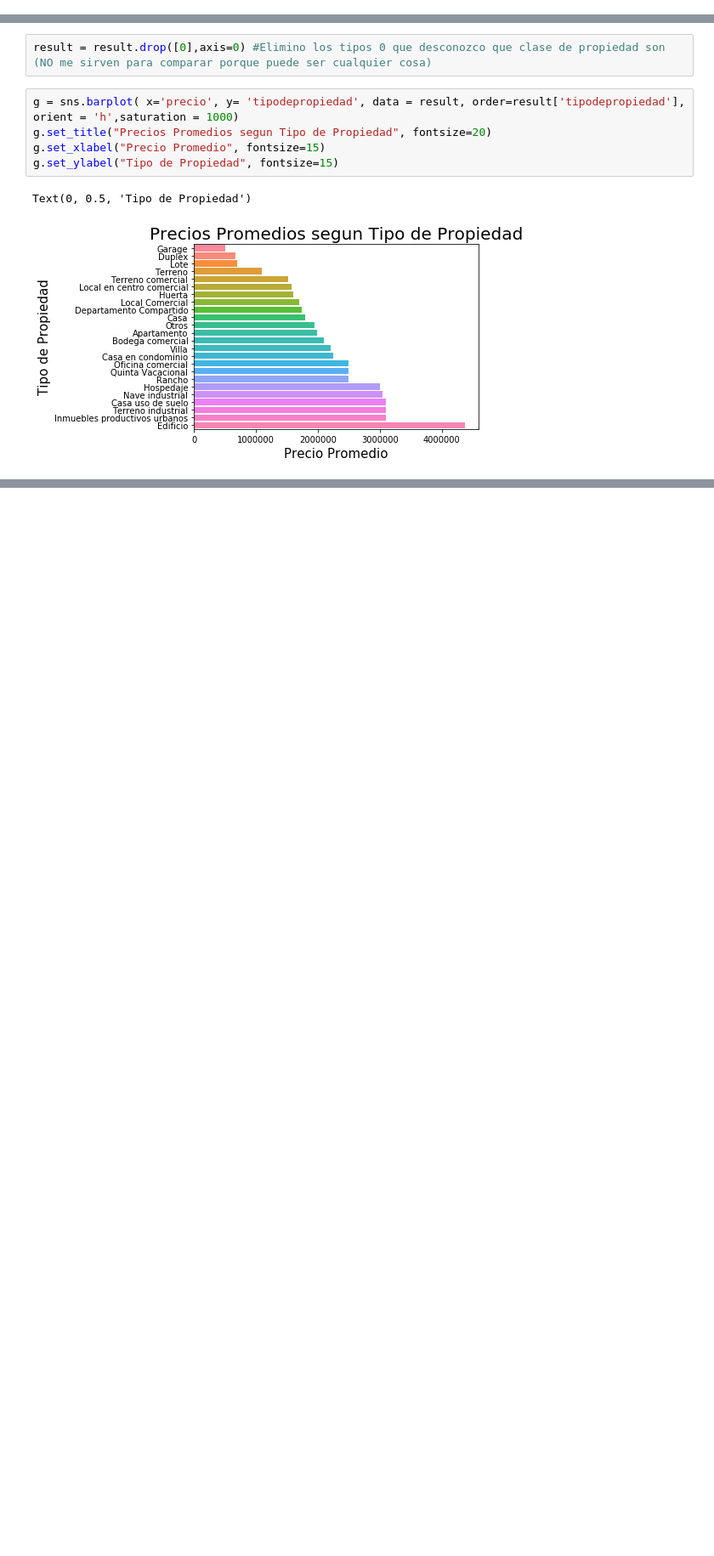
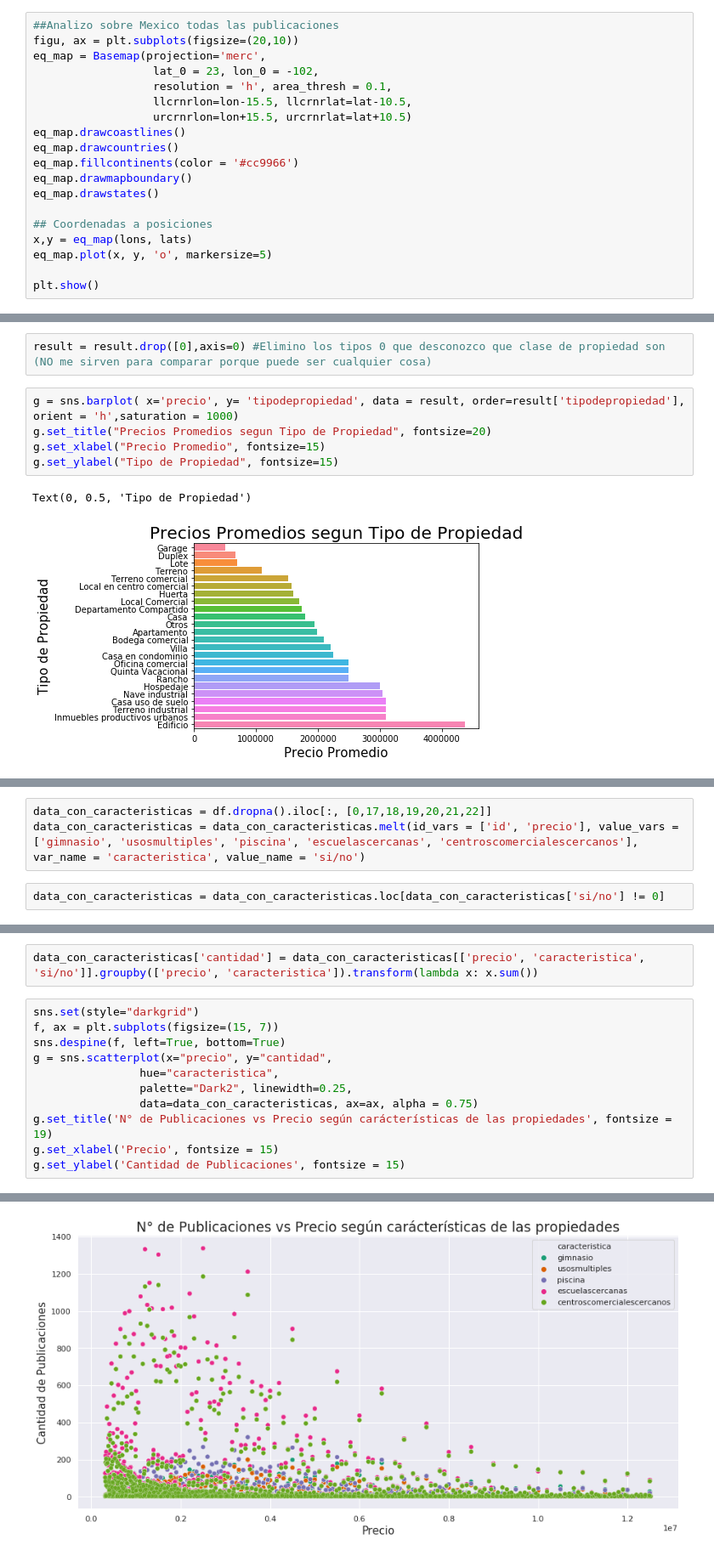
Before and after one commit to luctiz/Grupo43-TP1, a Jupyter notebook: TP1.ipynb, the cells around one changed output, grey strips where cells are left out. Shown: that part at 85% size. Drawn from its saved outputs; the diff is of its cells as text; blank space fills up the shorter version.

```diff
--- a/TP1.ipynb
+++ b/TP1.ipynb
@@ -127,0 +135,19 @@ None
+# %%
+##Analizo sobre Mexico todas las publicaciones
+figu, ax = plt.subplots(figsize=(20,10))
+eq_map = Basemap(projection='merc',
+                  lat_0 = 23, lon_0 = -102,
+                  resolution = 'h', area_thresh = 0.1,
+                  llcrnrlon=lon-15.5, llcrnrlat=lat-10.5,
+                  urcrnrlon=lon+15.5, urcrnrlat=lat+10.5)
+eq_map.drawcoastlines()
+eq_map.drawcountries()
+eq_map.fillcontinents(color = '#cc9966')
+eq_map.drawmapboundary()
+eq_map.drawstates()
+
+## Coordenadas a posiciones
+x,y = eq_map(lons, lats)
+eq_map.plot(x, y, 'o', markersize=5)
+
+plt.show()
@@ -308,0 +261,5 @@ plt.show()
+# %%
+data_con_caracteristicas = df.dropna().iloc[:, [0,17,18,19,20,21,22]]
+data_con_caracteristicas = data_con_caracteristicas.melt(id_vars = ['id', 'precio'], value_vars = ['gimnasio', 'usosmultiples', 'piscina', 'escuelascercanas', 'centroscomercialescercanos'], var_name = 'caracteristica', value_name = 'si/no')
+# %%
+data_con_caracteristicas = data_con_caracteristicas.loc[data_con_caracteristicas['si/no'] != 0]
@@ -308,0 +276,14 @@ plt.show()
+# %%
+data_con_caracteristicas['cantidad'] = data_con_caracteristicas[['precio', 'caracteristica', 'si/no']].groupby(['precio', 'caracteristica']).transform(lambda x: x.sum())
+# %%
+sns.set(style="darkgrid")
+f, ax = plt.subplots(figsize=(15, 7))
+sns.despine(f, left=True, bottom=True)
+g = sns.scatterplot(x="precio", y="cantidad",
+                hue="caracteristica",
+                palette="Dark2", linewidth=0.25,
+                data=data_con_caracteristicas, ax=ax, alpha = 0.75)
+g.set_title('N° de Publicaciones vs Precio según carácterísticas de las propiedades', fontsize = 19)
+g.set_xlabel('Precio', fontsize = 15)
+g.set_ylabel('Cantidad de Publicaciones', fontsize = 15)
+# %% [output]
@@ -308,0 +291 @@ plt.show()
+[figure, added]
```
Also changed, not shown: parts of 43 cells of this notebook.
